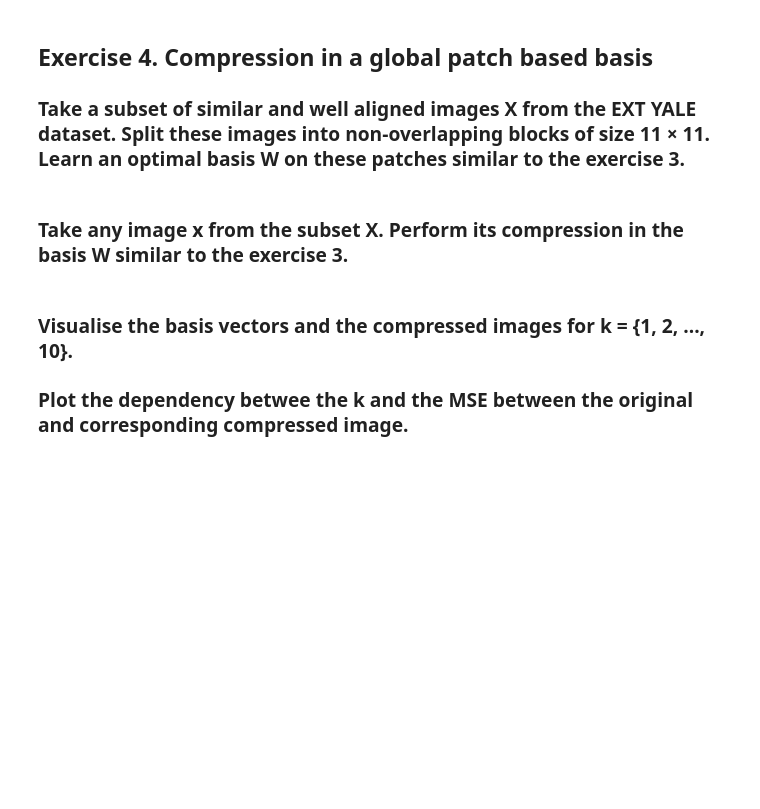
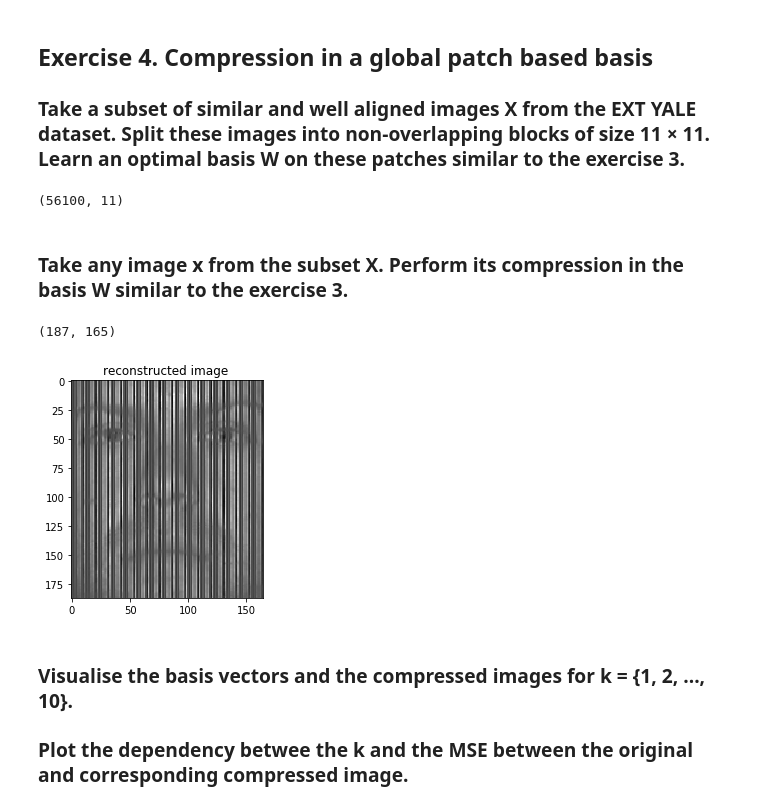
Before and after one commit to partizanos/advanced_image_processing, a Jupyter notebook: AIP_TP5.ipynb, the cells around one changed output. Cells and saved outputs as stored; diff of their text form; code cells hidden in the pictures; blank space fills up the shorter version.

```diff
--- a/AIP_TP5.ipynb
+++ b/AIP_TP5.ipynb
@@ -343,8 +337,77 @@ In theory it shoulld be better than exercise 2 I am not sure why but I am gettin
 # %% [markdown]
 ## Exercise 4. Compression in a global patch based basis
 ### Take a subset of similar and well aligned images X from the EXT YALE dataset. Split these images into non-overlapping blocks of size 11 × 11. Learn an optimal basis W on these patches similar to the exercise 3.
+# %%
+v = io.loadmat('data.mat')
+
+imagesOrig = v["faceData"]
+imagesOrig = imagesOrig.astype("float32")
+imagesOrig = imagesOrig.transpose()
+images = imagesOrig.reshape((2432,168, 192))
+images_subset = images[:20]
+
+def crop_img(img, block_size):
+  size_X = int(img.shape[0] /block_size) * block_size
+  size_Y = int(img.shape[1] /block_size) * block_size
+  return img[:size_X, :size_Y]
+
+def calc_W(images):
+  W,s,V = np.linalg.svd(images,full_matrices=False)
+  return W
+
+block_size = 11
+all_images_blocks = []
+
+for img in images_subset:
+  img = img.transpose()
+  cr_img = crop_img(img, block_size)
+
+  number_blocks = cr_img.shape[0] * cr_img.shape[1] / block_size *block_size
+  cr_img_blocks = cr_img.reshape(255, block_size, block_size)
+  cr_img_blocks_concated = cr_img_blocks.reshape((cr_img_blocks.shape[0] * cr_img_blocks.shape[1], cr_img_blocks.shape[2]))
+  all_images_blocks.append(cr_img_blocks_concated)
+
+
+all_images_blocks = np.array(all_images_blocks)
+all_images_blocks=all_images_blocks.reshape((20*2805, 11))
+W = calc_W(all_images_blocks)
+W.shape
+# %% [output]
+(56100, 11)
 # %% [markdown]
 ### Take any image x from the subset X. Perform its compression in the basis W similar to the exercise 3.
+# %%
+def compression_2(img, W, k):
+  W_W_T = np.dot( W[:k, :].transpose(), W[:k,:])
+  res = np.dot(img, W_W_T)
+  return res
+
+img = images_subset[0]
+
+img = img.transpose()
+cr_img = crop_img(img, block_size)
+k=10
+all_blocks=[]
+
+number_blocks = cr_img.shape[0] * cr_img.shape[1] / block_size *block_size
+cr_img_blocks = cr_img.reshape(255, block_size, block_size)
+
+for block in cr_img_blocks:
+  block_compressed = compression_2(block, W, k)
+  all_blocks.append(block_compressed)
+all_blocks= np.array(all_blocks)
+
+lenX = int(cr_img.shape[0] /block_size)
+lenY = int(cr_img.shape[1] /block_size)
+all_blocks = all_blocks.reshape((lenX,lenY, block_size, block_size ))
+
+img = all_blocks.reshape((lenX*block_size,lenY*block_size ))
+
+print(img.shape)
+plt.imshow(img, cmap = "gray"); plt.title("reconstructed image ");  plt.show()
+# %% [output]
+(187, 165)
+[figure, added]
 # %% [markdown]
 ### Visualise the basis vectors and the compressed images for k = {1, 2, ..., 10}.
 ### Plot the dependency betwee the k and the MSE between the original and corresponding compressed image.
```
Also changed, not shown: parts of 4 cells of this notebook.
